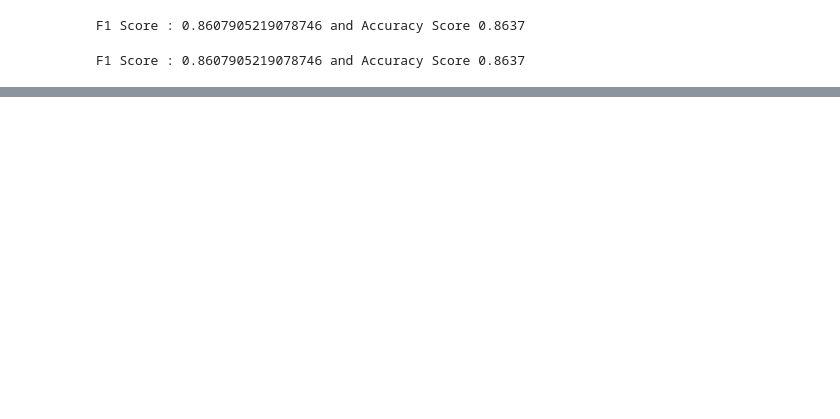
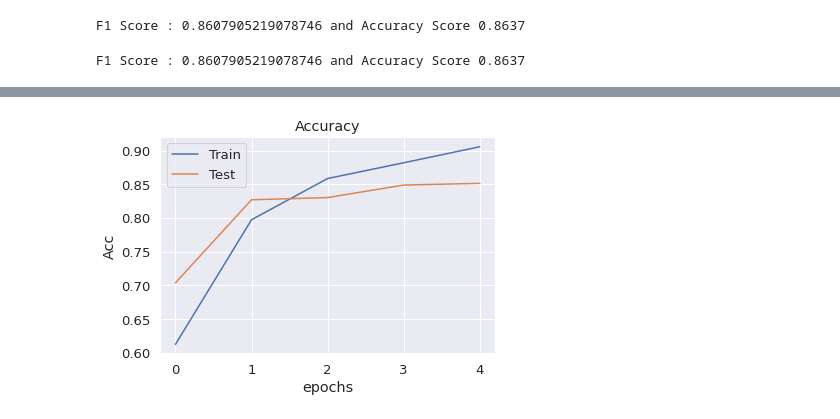
Before and after one commit to JeremiahKamama/Spacy-Analysis, a Jupyter notebook: analysis.ipynb, the cells around one changed output, grey strips where cells are left out. Saved outputs shown, nothing was run; the diff lists cells and outputs as text; code cells hidden in the pictures; blank space fills up the shorter version.

```diff
--- a/analysis.ipynb
+++ b/analysis.ipynb
@@ -185,0 +207,4 @@ F1 Score : 0.8607905219078746 and Accuracy Score 0.8637
+# %%
+max_tokens = np.mean(num_tokens) + 2 * np.std(num_tokens)
+max_tokens = int(max_tokens)
+max_tokens
@@ -185,0 +213,3 @@ F1 Score : 0.8607905219078746 and Accuracy Score 0.8637
+# %%
+train_pad = pad_sequences(train_tokens, maxlen=max_tokens)
+test_pad = pad_sequences(test_tokens, maxlen=max_tokens)
@@ -185,0 +248,24 @@ F1 Score : 0.8607905219078746 and Accuracy Score 0.8637
+# %%
+from keras import Sequential
+from keras.layers import Embedding,LSTM,Dense, Dropout
+
+embedding_size=100
+
+model = Sequential()
+
+model.add(Embedding(input_dim=15000,output_dim=embedding_size,input_length=max_tokens,name="embedding_layer"))
+
+model.add(LSTM(units=16,return_sequences= True))
+model.add(Dropout(0.1))
+
+model.add(LSTM(units=8,return_sequences=True))
+model.add(Dropout(0.1))
+
+model.add(LSTM(units=4))
+model.add(Dropout(0.1))
+
+model.add(Dense(1, activation='sigmoid'))
+
+optimizer = Adam(learning_rate=1e-3)
+
+model.compile(loss='binary_crossentropy',optimizer=optimizer,metrics=['accuracy'])
@@ -185,0 +292,2 @@ F1 Score : 0.8607905219078746 and Accuracy Score 0.8637
+# %%
+history = model.fit(train_pad, y_train, validation_split=0.3, epochs=5, batch_size=1000, shuffle=True, verbose = 1)
@@ -185,0 +309,11 @@ F1 Score : 0.8607905219078746 and Accuracy Score 0.8637
+# %%
+plt.figure()
+plt.plot(history.history["accuracy"], label = "Train")
+plt.plot(history.history["val_accuracy"], label = "Test")
+plt.title("Accuracy")
+plt.ylabel("Acc")
+plt.xlabel("epochs")
+plt.legend()
+plt.show()
+# %% [output]
+[figure, added]
```
Also changed, not shown: parts of 44 cells of this notebook.
